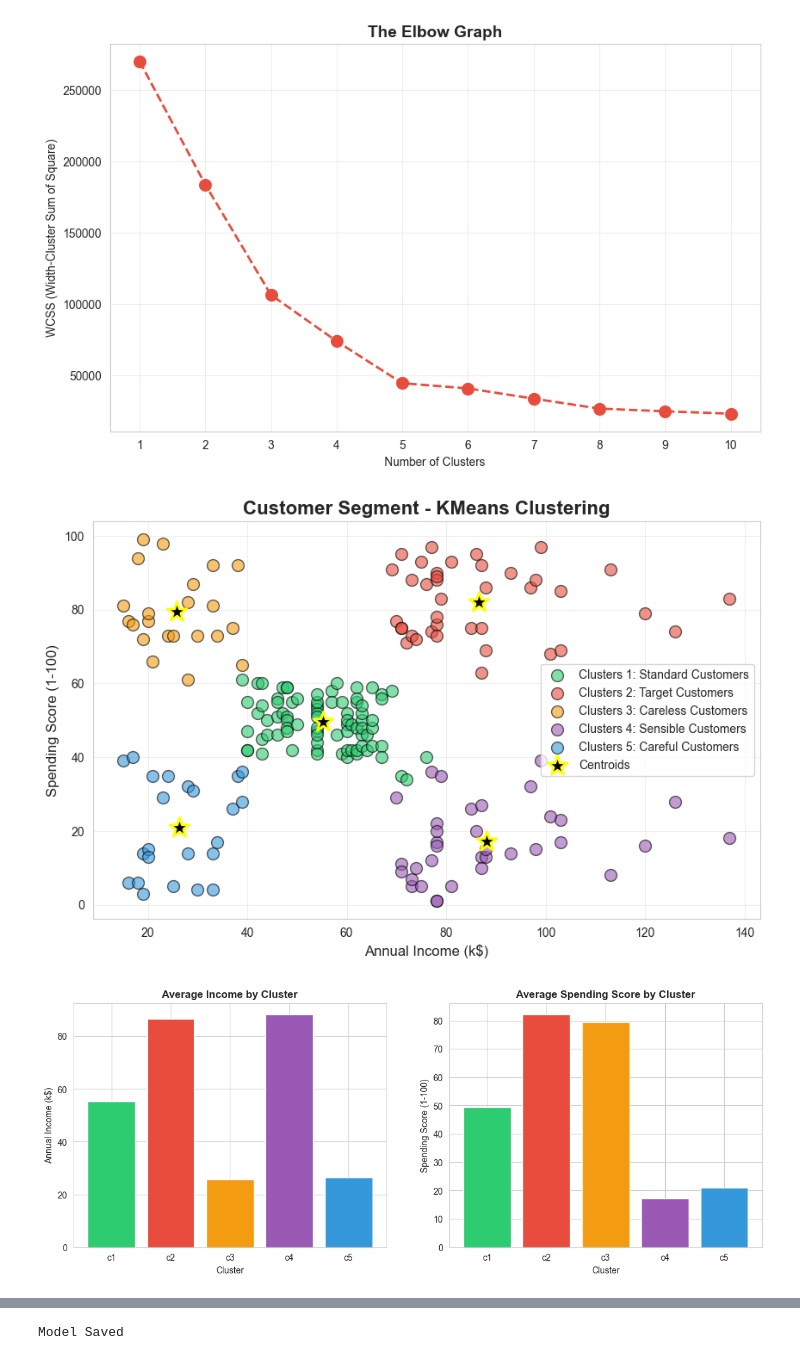
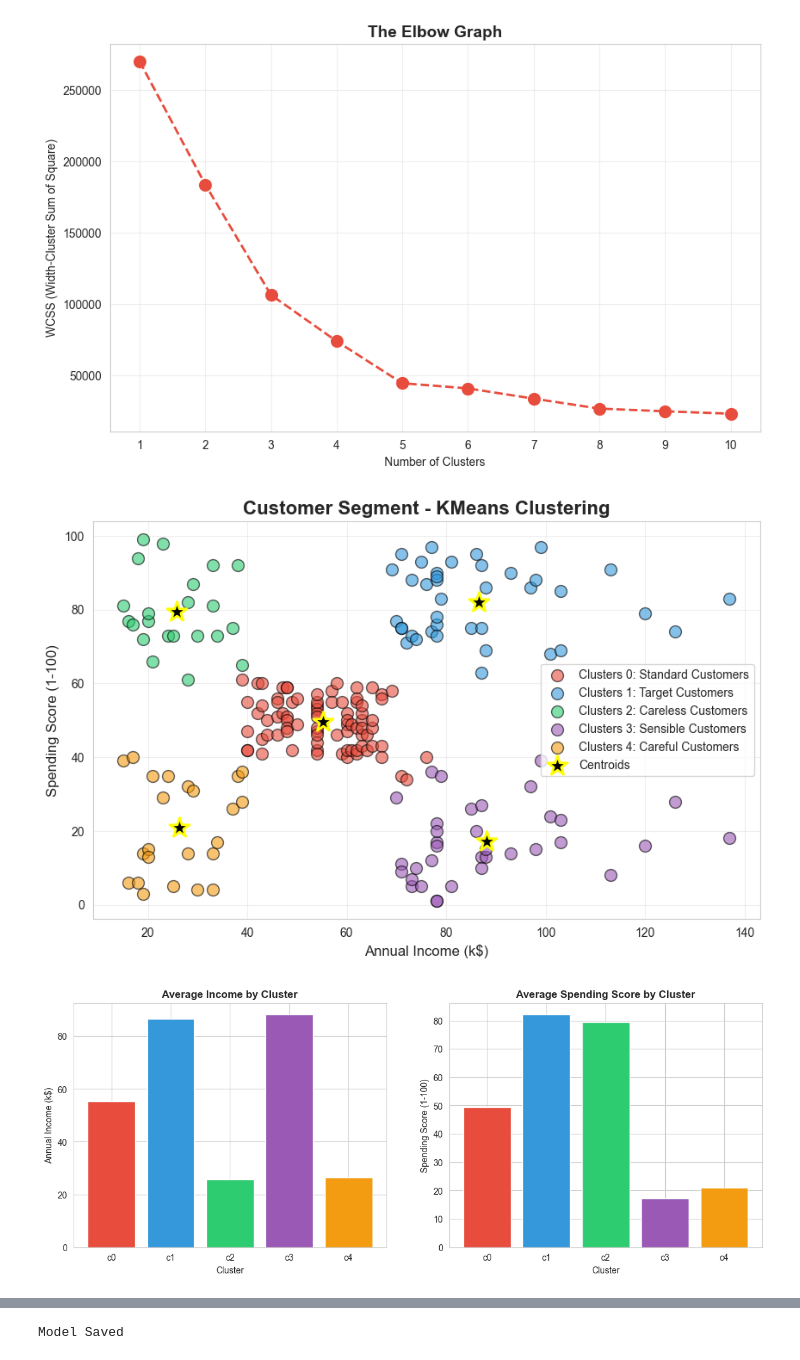
Before and after one commit to rahuljimmy/Customer_segmentation, a Jupyter notebook: customer-segmentation.ipynb, the cells around one changed output, grey strips where cells are left out. Cells and saved outputs as stored; diff of their text form; code cells hidden in the pictures.

```diff
--- a/customer-segmentation.ipynb
+++ b/customer-segmentation.ipynb
@@ -136,12 +136,12 @@ y = kmeans.fit_predict(x)
 # %%
 plt.figure(figsize=(10,6))
 
-colors = ['#2ecc71','#e74c3c','#f39c12','#9b59b6','#3498db']
+colors = ['#e74c3c','#3498db','#2ecc71','#9b59b6','#f39c12']
 clusters_names = ['Standard Customers','Target Customers','Careless Customers','Sensible Customers','Careful Customers']
 
 for i in range(5):
     plt.scatter(x[y==i,0], x[y==i,1], s=100, c=colors[i],
-                label=f'Clusters {i+1}: {clusters_names[i]}', alpha=0.6, edgecolor='black')
+                label=f'Clusters {i}: {clusters_names[i]}', alpha=0.6, edgecolor='black')
 
 plt.scatter(kmeans.cluster_centers_[:,0], kmeans.cluster_centers_[:,1],
             s=300, c='black', marker='*', label='Centroids', edgecolors='yellow', linewidth=2)
@@ -153,38 +153,38 @@ plt.legend(fontsize=10)
 plt.grid(True,alpha=0.3)
 plt.show()
 # %% [output]
-[figure, old version]
+[figure, new version]
 # %%
 df['Cluster'] = y
 # %%
 # Create comparison visualization
 fig, axes = plt.subplots(1,2, figsize=(14,5))
 
 # Income comparison
 cluster_income = [df[df['Cluster']==i]['Annual Income (k$)'].mean()
                 for i in range(5)]
 
 axes[0].bar(range(5), cluster_income, color=colors)
 axes[0].set_title('Average Income by Cluster', fontweight='bold')
 axes[0].set_xlabel('Cluster')
 axes[0].set_ylabel('Annual Income (k$)')
 axes[0].set_xticks(range(5))
-axes[0].set_xticklabels([f'c{i+1}' for i in range(5)])
+axes[0].set_xticklabels([f'c{i}' for i in range(5)])
 
 # Income comparison
 cluster_spending = [df[df['Cluster']==i]['Spending Score (1-100)'].mean()
                   for i in range(5)]
 
 axes[1].bar(range(5), cluster_spending, color=colors)
 axes[1].set_title('Average Spending Score by Cluster', fontweight='bold')
 axes[1].set_xlabel('Cluster')
 axes[1].set_ylabel('Spending Score (1-100)')
 axes[1].set_xticks(range(5))
-axes[1].set_xticklabels([f'c{i+1}' for i in range(5)])
+axes[1].set_xticklabels([f'c{i}' for i in range(5)])
 
 plt.show()
 # %% [output]
-[figure, old version]
+[figure, new version]
 # %%
 # Example
 new_customer = np.array([[70,80]])  # Income :- 70k, Spending :- 80
```
Also changed, not shown: parts of 1 cell of this notebook, 2 other files.
